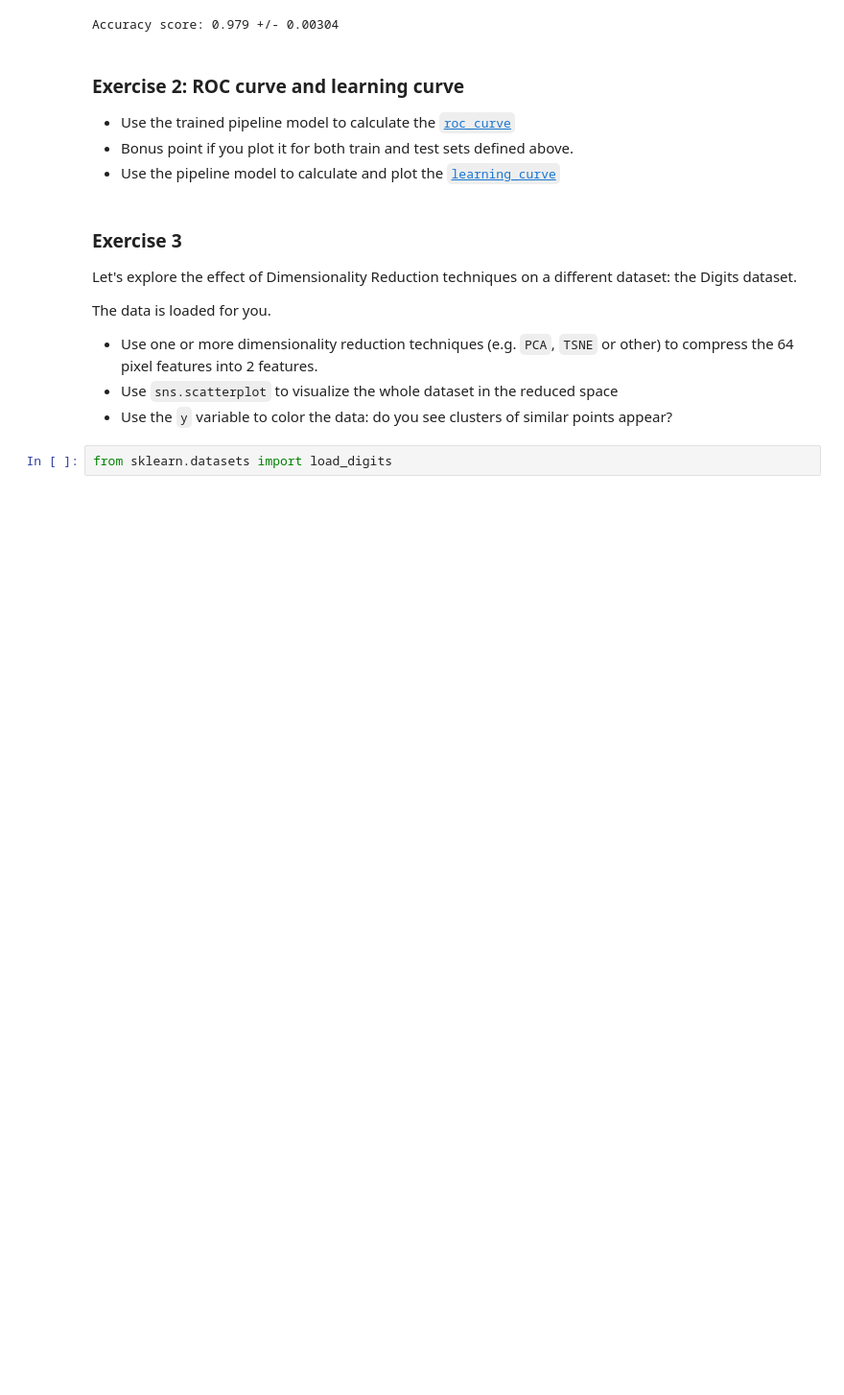
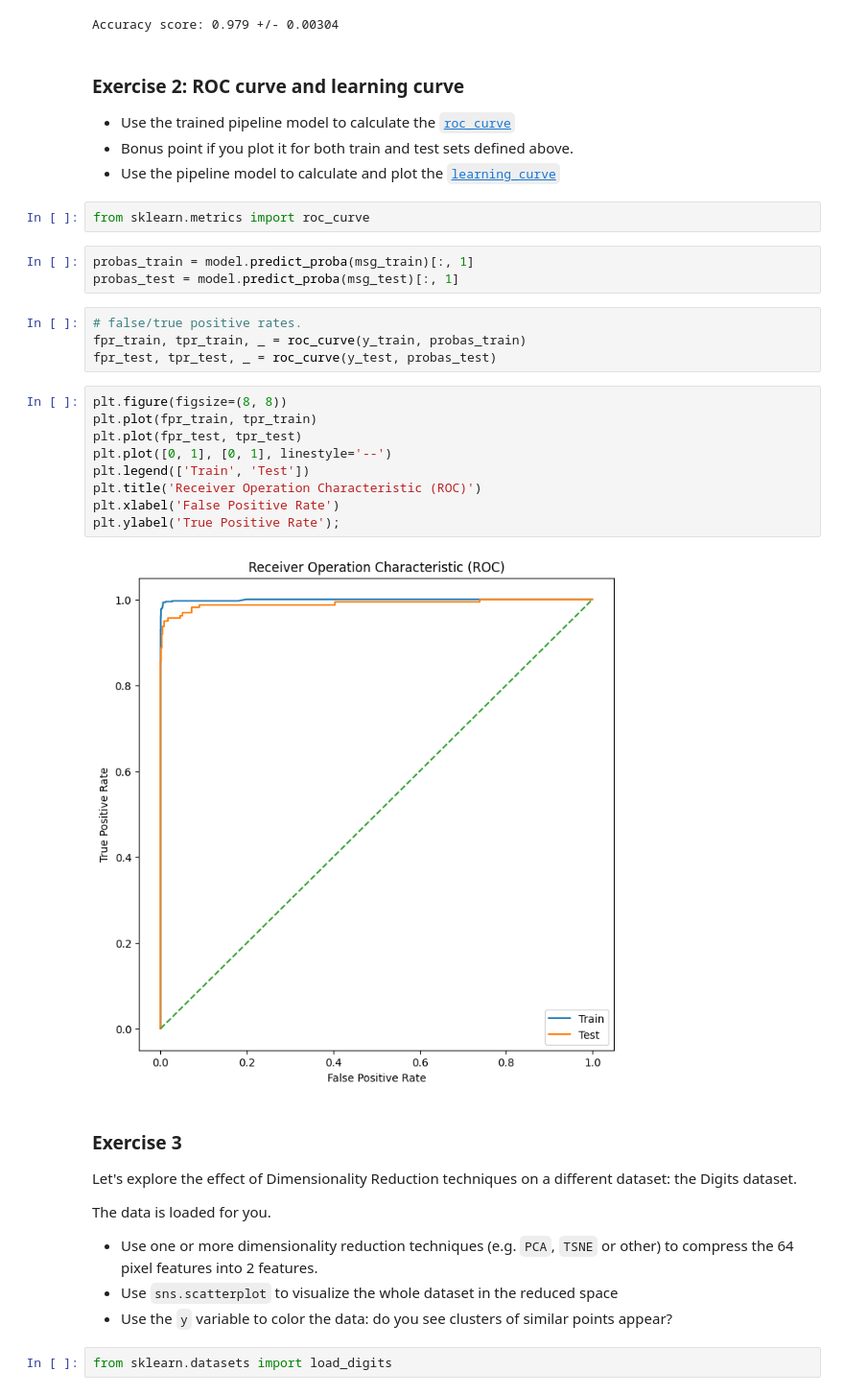
Before and after one commit to veiji/machine-learning, a Jupyter notebook: notebooks/Model_Evaluation_and_Dimensionality_Reduction_with_Scikit_Learn.ipynb, the cells around one changed output. Shown at 96% size. Drawn from its saved outputs; the diff is of its cells as text; blank space fills up the shorter version.

Commit message:
More exercises of model evaluation

```diff
--- a/notebooks/Model_Evaluation_and_Dimensionality_Reduction_with_Scikit_Learn.ipynb
+++ b/notebooks/Model_Evaluation_and_Dimensionality_Reduction_with_Scikit_Learn.ipynb
@@ -222,6 +222,26 @@ Accuracy score: 0.979 +/- 0.00304
 - Use the trained pipeline model to calculate the [`roc_curve`](https://scikit-learn.org/stable/auto_examples/model_selection/plot_roc.html)
 - Bonus point if you plot it for both train and test sets defined above.
 - Use the pipeline model to calculate and plot the [`learning_curve`](https://scikit-learn.org/stable/auto_examples/model_selection/plot_learning_curve.html)
+# %%
+from sklearn.metrics import roc_curve
+# %%
+probas_train = model.predict_proba(msg_train)[:, 1]
+probas_test = model.predict_proba(msg_test)[:, 1]
+# %%
+# false/true positive rates.
+fpr_train, tpr_train, _ = roc_curve(y_train, probas_train)
+fpr_test, tpr_test, _ = roc_curve(y_test, probas_test)
+# %%
+plt.figure(figsize=(8, 8))
+plt.plot(fpr_train, tpr_train)
+plt.plot(fpr_test, tpr_test)
+plt.plot([0, 1], [0, 1], linestyle='--')
+plt.legend(['Train', 'Test'])
+plt.title('Receiver Operation Characteristic (ROC)')
+plt.xlabel('False Positive Rate')
+plt.ylabel('True Positive Rate');
+# %% [output]
+[figure, added]
 # %% [markdown]
 ### Exercise 3
 
```
Also changed, not shown: parts of 11 cells of this notebook.
